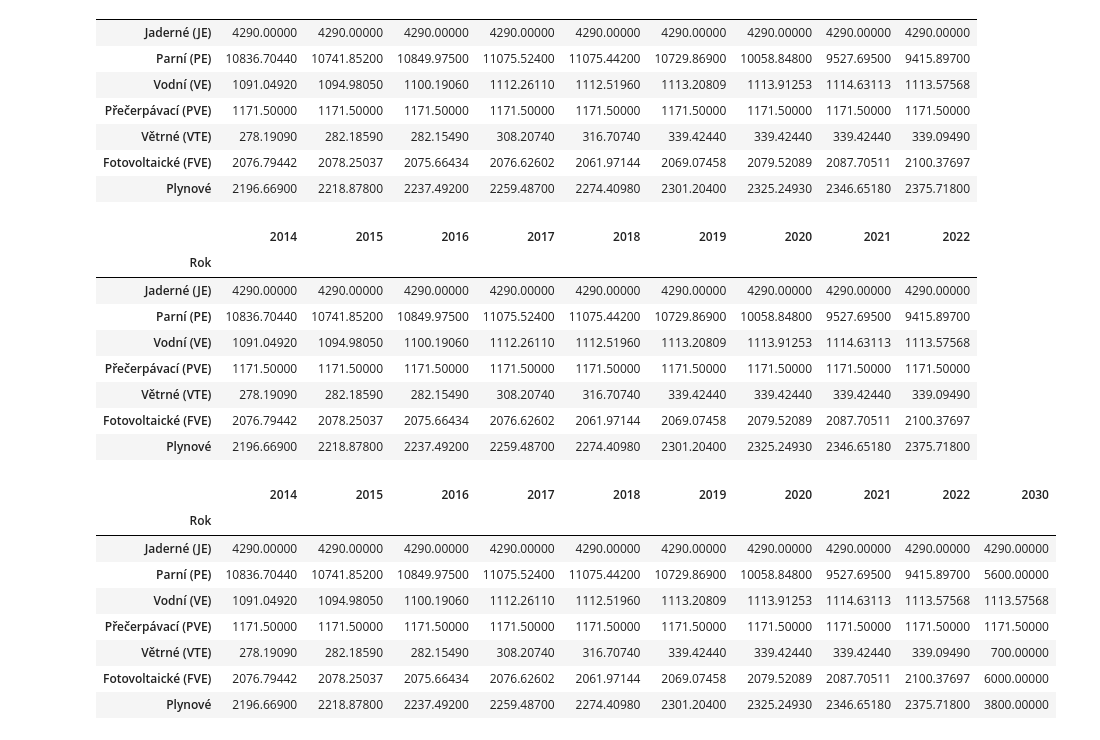
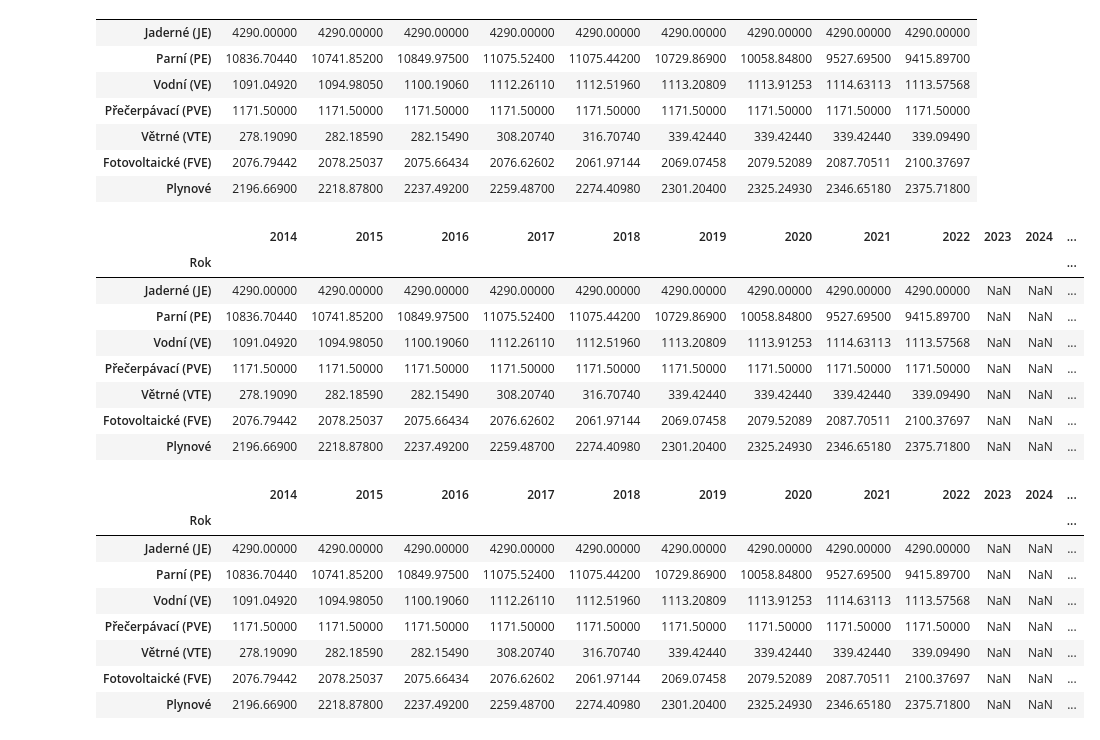
Before and after one commit to Czechitas-DA-Green-is-Good/Hackathon, a Jupyter notebook: hackaton.ipynb, the cells around one changed output. Cells and saved outputs as stored; diff of their text form; code cells hidden in the pictures.

```diff
--- a/hackaton.ipynb
+++ b/hackaton.ipynb
@@ -115,31 +115,31 @@ df_interpol
 | Fotovoltaické (FVE) | 2076.79442 | 2078.25037 | 2075.66434 | 2076.62602 | 2061.97144 | 2069.07458 | 2079.52089 | 2087.70511 | 2100.37697 |
 | Plynové | 2196.66900 | 2218.87800 | 2237.49200 | 2259.48700 | 2274.40980 | 2301.20400 | 2325.24930 | 2346.65180 | 2375.71800 |
 # %%
-df_interpol[2023:2029] = float("nan")
+df_interpol[[2023, 2024, 2025, 2026, 2027, 2028, 2029]] = float("nan")
 df_interpol
 # %% [output]
-|  | 2014 | 2015 | 2016 | 2017 | 2018 | 2019 | 2020 | 2021 | 2022 |
-| Rok |  |  |  |  |  |  |  |  |  |
-| Jaderné (JE) | 4290.00000 | 4290.00000 | 4290.00000 | 4290.00000 | 4290.00000 | 4290.00000 | 4290.00000 | 4290.00000 | 4290.00000 |
-| Parní (PE) | 10836.70440 | 10741.85200 | 10849.97500 | 11075.52400 | 11075.44200 | 10729.86900 | 10058.84800 | 9527.69500 | 9415.89700 |
-| Vodní (VE) | 1091.04920 | 1094.98050 | 1100.19060 | 1112.26110 | 1112.51960 | 1113.20809 | 1113.91253 | 1114.63113 | 1113.57568 |
-| Přečerpávací (PVE) | 1171.50000 | 1171.50000 | 1171.50000 | 1171.50000 | 1171.50000 | 1171.50000 | 1171.50000 | 1171.50000 | 1171.50000 |
-| Větrné (VTE) | 278.19090 | 282.18590 | 282.15490 | 308.20740 | 316.70740 | 339.42440 | 339.42440 | 339.42440 | 339.09490 |
-| Fotovoltaické (FVE) | 2076.79442 | 2078.25037 | 2075.66434 | 2076.62602 | 2061.97144 | 2069.07458 | 2079.52089 | 2087.70511 | 2100.37697 |
-| Plynové | 2196.66900 | 2218.87800 | 2237.49200 | 2259.48700 | 2274.40980 | 2301.20400 | 2325.24930 | 2346.65180 | 2375.71800 |
+|  | 2014 | 2015 | 2016 | 2017 | 2018 | 2019 | 2020 | 2021 | 2022 | 2023 | 2024 | ... |
+| Rok |  |  |  |  |  |  |  |  |  |  |  | ... |
+| Jaderné (JE) | 4290.00000 | 4290.00000 | 4290.00000 | 4290.00000 | 4290.00000 | 4290.00000 | 4290.00000 | 4290.00000 | 4290.00000 | NaN | NaN | ... |
+| Parní (PE) | 10836.70440 | 10741.85200 | 10849.97500 | 11075.52400 | 11075.44200 | 10729.86900 | 10058.84800 | 9527.69500 | 9415.89700 | NaN | NaN | ... |
+| Vodní (VE) | 1091.04920 | 1094.98050 | 1100.19060 | 1112.26110 | 1112.51960 | 1113.20809 | 1113.91253 | 1114.63113 | 1113.57568 | NaN | NaN | ... |
+| Přečerpávací (PVE) | 1171.50000 | 1171.50000 | 1171.50000 | 1171.50000 | 1171.50000 | 1171.50000 | 1171.50000 | 1171.50000 | 1171.50000 | NaN | NaN | ... |
+| Větrné (VTE) | 278.19090 | 282.18590 | 282.15490 | 308.20740 | 316.70740 | 339.42440 | 339.42440 | 339.42440 | 339.09490 | NaN | NaN | ... |
+| Fotovoltaické (FVE) | 2076.79442 | 2078.25037 | 2075.66434 | 2076.62602 | 2061.97144 | 2069.07458 | 2079.52089 | 2087.70511 | 2100.37697 | NaN | NaN | ... |
+| Plynové | 2196.66900 | 2218.87800 | 2237.49200 | 2259.48700 | 2274.40980 | 2301.20400 | 2325.24930 | 2346.65180 | 2375.71800 | NaN | NaN | ... |
 # %%
 df_interpol[2030] = [4290, 5600, 1113.57568, 1171.50000, 700, 6000, 3800]
 df_interpol
 # %% [output]
-|  | 2014 | 2015 | 2016 | 2017 | 2018 | 2019 | 2020 | 2021 | 2022 | 2030 |
-| Rok |  |  |  |  |  |  |  |  |  |  |
-| Jaderné (JE) | 4290.00000 | 4290.00000 | 4290.00000 | 4290.00000 | 4290.00000 | 4290.00000 | 4290.00000 | 4290.00000 | 4290.00000 | 4290.00000 |
-| Parní (PE) | 10836.70440 | 10741.85200 | 10849.97500 | 11075.52400 | 11075.44200 | 10729.86900 | 10058.84800 | 9527.69500 | 9415.89700 | 5600.00000 |
-| Vodní (VE) | 1091.04920 | 1094.98050 | 1100.19060 | 1112.26110 | 1112.51960 | 1113.20809 | 1113.91253 | 1114.63113 | 1113.57568 | 1113.57568 |
-| Přečerpávací (PVE) | 1171.50000 | 1171.50000 | 1171.50000 | 1171.50000 | 1171.50000 | 1171.50000 | 1171.50000 | 1171.50000 | 1171.50000 | 1171.50000 |
-| Větrné (VTE) | 278.19090 | 282.18590 | 282.15490 | 308.20740 | 316.70740 | 339.42440 | 339.42440 | 339.42440 | 339.09490 | 700.00000 |
-| Fotovoltaické (FVE) | 2076.79442 | 2078.25037 | 2075.66434 | 2076.62602 | 2061.97144 | 2069.07458 | 2079.52089 | 2087.70511 | 2100.37697 | 6000.00000 |
-| Plynové | 2196.66900 | 2218.87800 | 2237.49200 | 2259.48700 | 2274.40980 | 2301.20400 | 2325.24930 | 2346.65180 | 2375.71800 | 3800.00000 |
+|  | 2014 | 2015 | 2016 | 2017 | 2018 | 2019 | 2020 | 2021 | 2022 | 2023 | 2024 | ... |
+| Rok |  |  |  |  |  |  |  |  |  |  |  | ... |
+| Jaderné (JE) | 4290.00000 | 4290.00000 | 4290.00000 | 4290.00000 | 4290.00000 | 4290.00000 | 4290.00000 | 4290.00000 | 4290.00000 | NaN | NaN | ... |
+| Parní (PE) | 10836.70440 | 10741.85200 | 10849.97500 | 11075.52400 | 11075.44200 | 10729.86900 | 10058.84800 | 9527.69500 | 9415.89700 | NaN | NaN | ... |
+| Vodní (VE) | 1091.04920 | 1094.98050 | 1100.19060 | 1112.26110 | 1112.51960 | 1113.20809 | 1113.91253 | 1114.63113 | 1113.57568 | NaN | NaN | ... |
+| Přečerpávací (PVE) | 1171.50000 | 1171.50000 | 1171.50000 | 1171.50000 | 1171.50000 | 1171.50000 | 1171.50000 | 1171.50000 | 1171.50000 | NaN | NaN | ... |
+| Větrné (VTE) | 278.19090 | 282.18590 | 282.15490 | 308.20740 | 316.70740 | 339.42440 | 339.42440 | 339.42440 | 339.09490 | NaN | NaN | ... |
+| Fotovoltaické (FVE) | 2076.79442 | 2078.25037 | 2075.66434 | 2076.62602 | 2061.97144 | 2069.07458 | 2079.52089 | 2087.70511 | 2100.37697 | NaN | NaN | ... |
+| Plynové | 2196.66900 | 2218.87800 | 2237.49200 | 2259.48700 | 2274.40980 | 2301.20400 | 2325.24930 | 2346.65180 | 2375.71800 | NaN | NaN | ... |
 # %%
 df_interpolated = df_interpol.interpolate(method="linear", axis=1)
 df_interpolated
```
Also changed, not shown: parts of 3 cells of this notebook, 2 other files.
